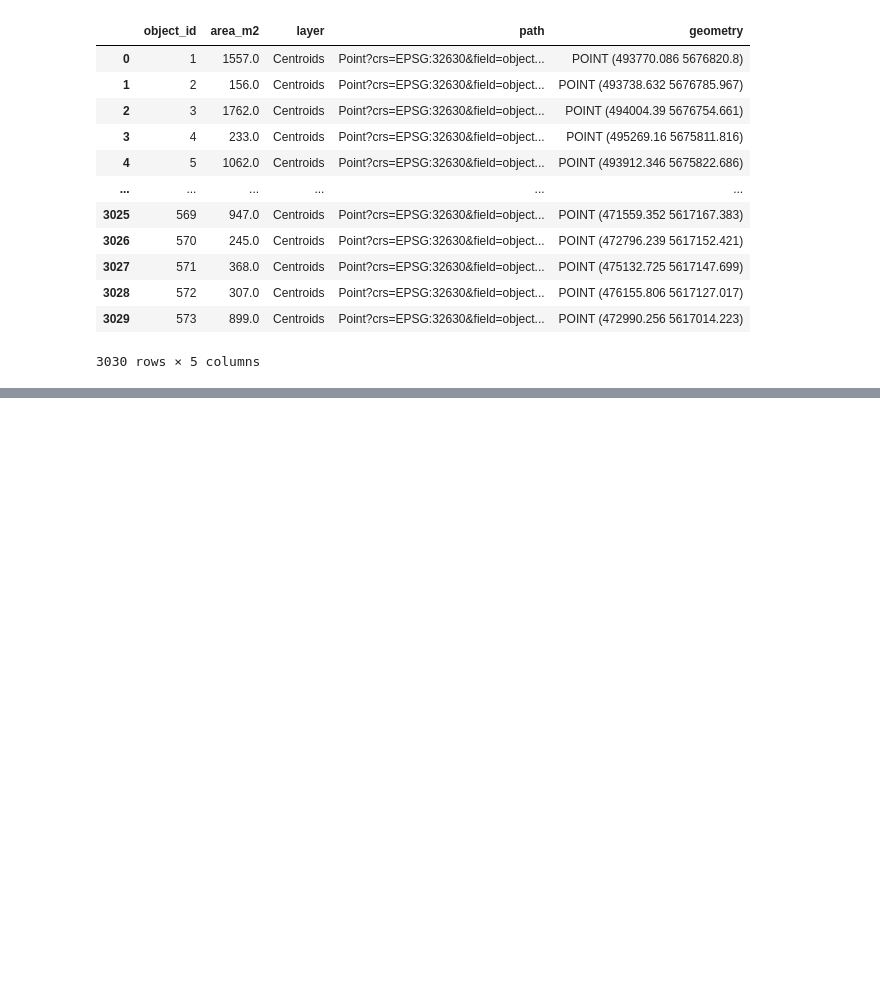
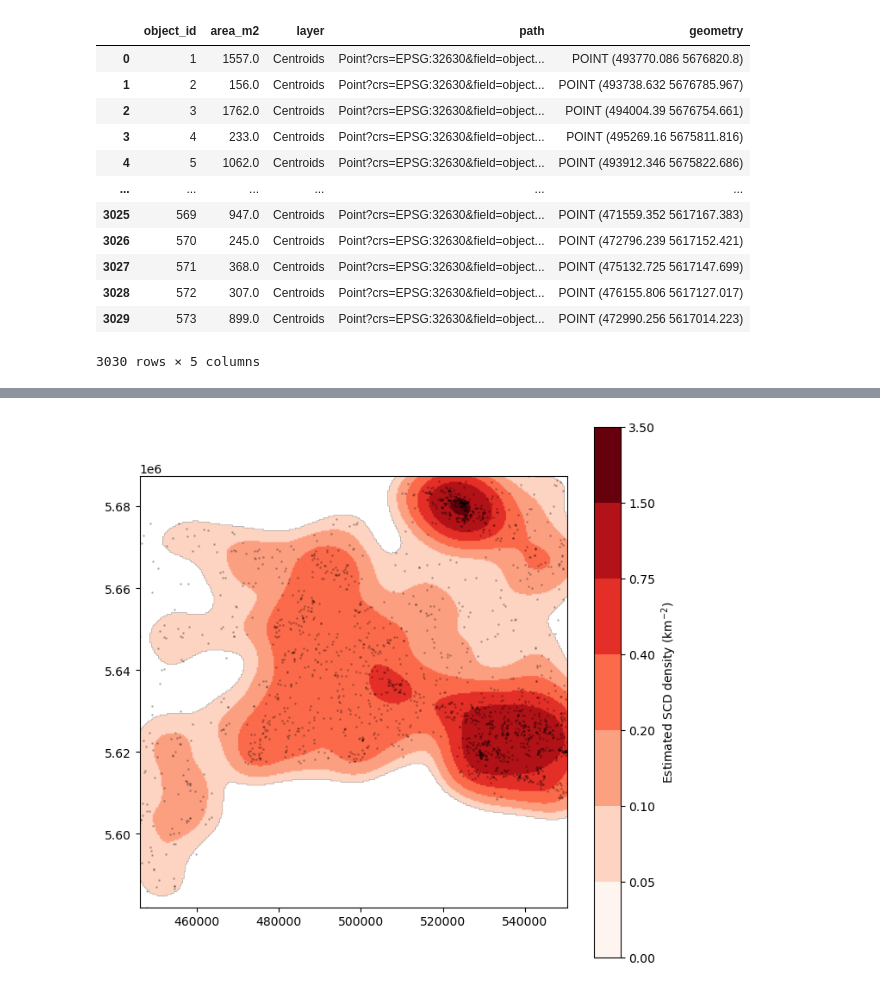
Before and after one commit to willhcm/scd-detection, a Jupyter notebook: code/notebooks/geostats/kde.ipynb, the cells around one changed output, grey strips where cells are left out. Saved outputs shown, nothing was run; the diff lists cells and outputs as text; code cells hidden in the pictures; blank space fills up the shorter version.

```diff
--- a/code/notebooks/geostats/kde.ipynb
+++ b/code/notebooks/geostats/kde.ipynb
@@ -47,0 +160,37 @@ plt.show()
+# %%
+from matplotlib.colors import BoundaryNorm
+
+bins = [0, 0.05, 0.1, 0.2, 0.4, 0.75, 1.5, 3.5]
+density_plot = np.ma.masked_less(density_per_km2, 0.05)
+cmap = plt.get_cmap("Reds", len(bins) - 1)
+norm = BoundaryNorm(bins, cmap.N)
+
+fig, ax = plt.subplots(figsize=(8, 8))
+
+im = ax.imshow(
+    density_plot,
+    origin="lower",
+    extent=[x.min(), x.max(), y.min(), y.max()],
+    cmap=cmap,
+    norm=norm
+)
+
+centroids.plot(
+    ax=ax,
+    color="black",
+    markersize=1,
+    alpha=0.2
+)
+
+cbar = plt.colorbar(
+    im,
+    ax=ax,
+    boundaries=bins,
+    ticks=bins,
+    label=r"Estimated SCD density (km$^{-2}$)"
+)
+
+ax.set_aspect("equal")
+plt.show()
+# %% [output]
+[figure, added]
```
Also changed, not shown: parts of 5 cells of this notebook, 37 other files.
